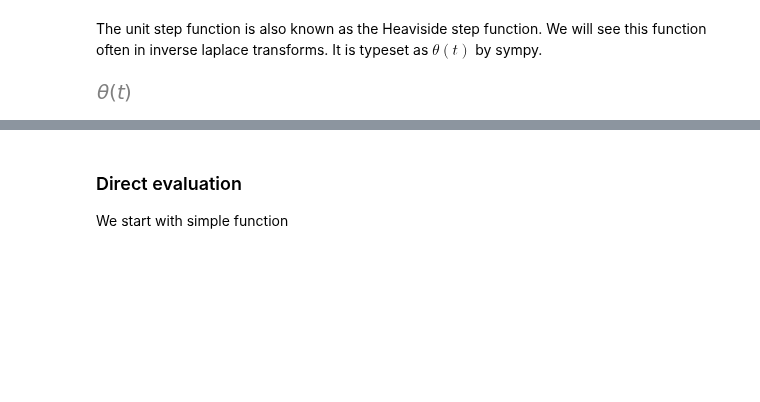
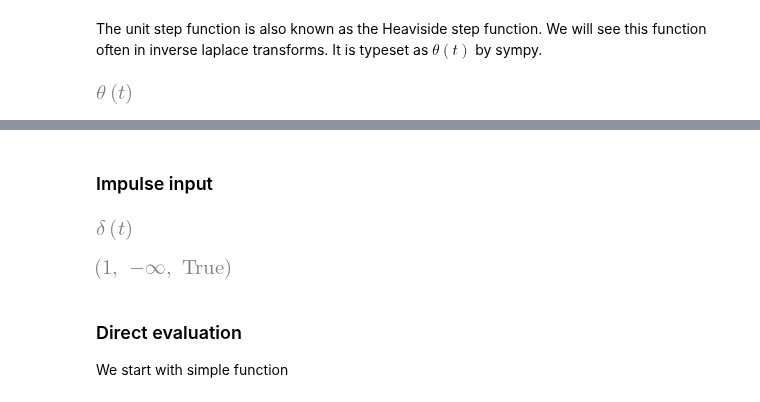
Before and after one commit to sayedul79/python-control-system, a Jupyter notebook: laplace_transform.ipynb, the cells around one changed output, grey strips where cells are left out. Cells and saved outputs as stored; diff of their text form; code cells hidden in the pictures; blank space fills up the shorter version.

```diff
--- a/laplace_transform.ipynb
+++ b/laplace_transform.ipynb
@@ -46,3 +55,14 @@ sym.plot(sym.Heaviside(t), line_color='red')
+# %% [markdown]
+### Impulse input
+# %%
+impulse=sym.DiracDelta(t)
+impulse
+# %% [output]
+[figure, added]
+# %%
+sym.laplace_transform(impulse, t, s)
+# %% [output]
+[figure, added]
 # %% [markdown]
 ### Direct evaluation
 We start with simple function
```
Also changed, not shown: parts of 16 cells of this notebook, 12 other files.
